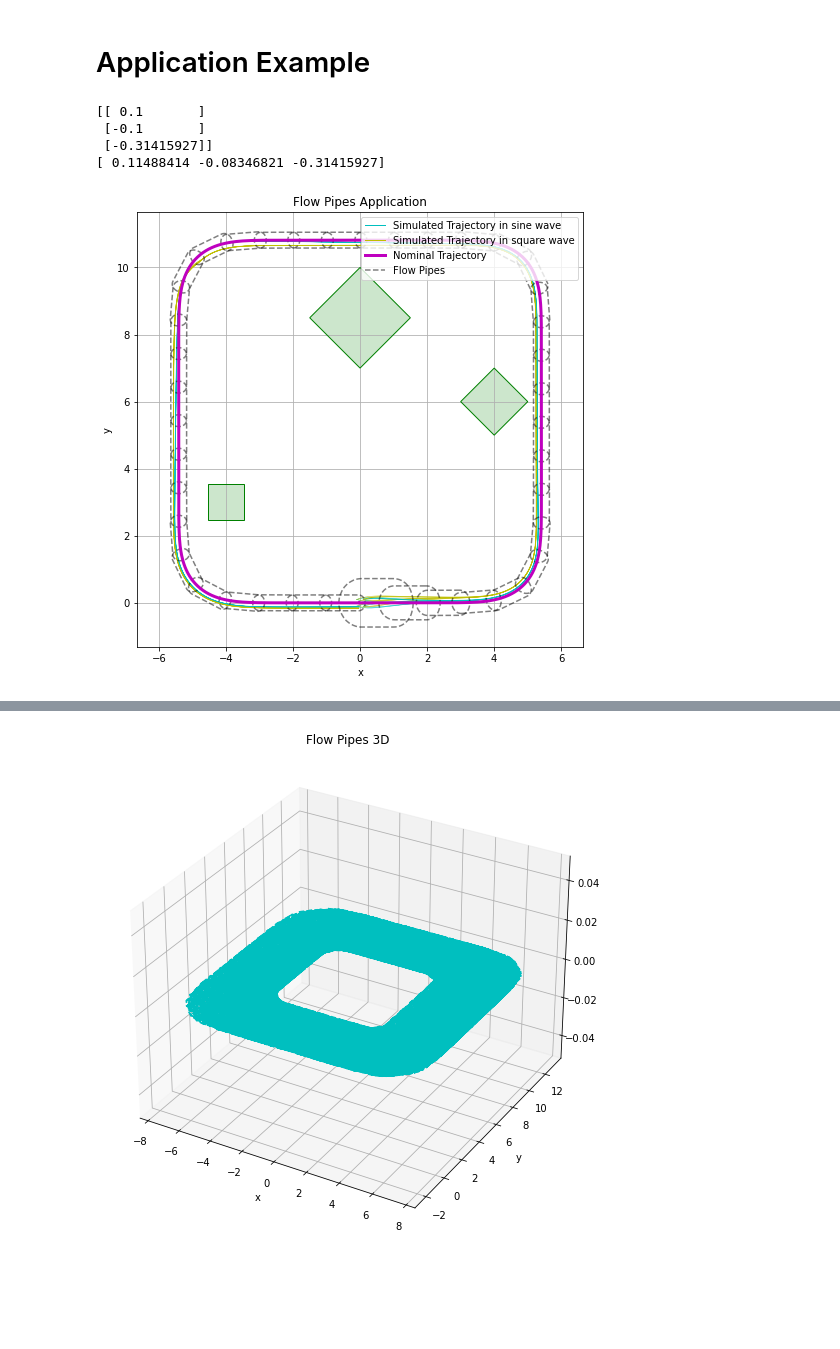
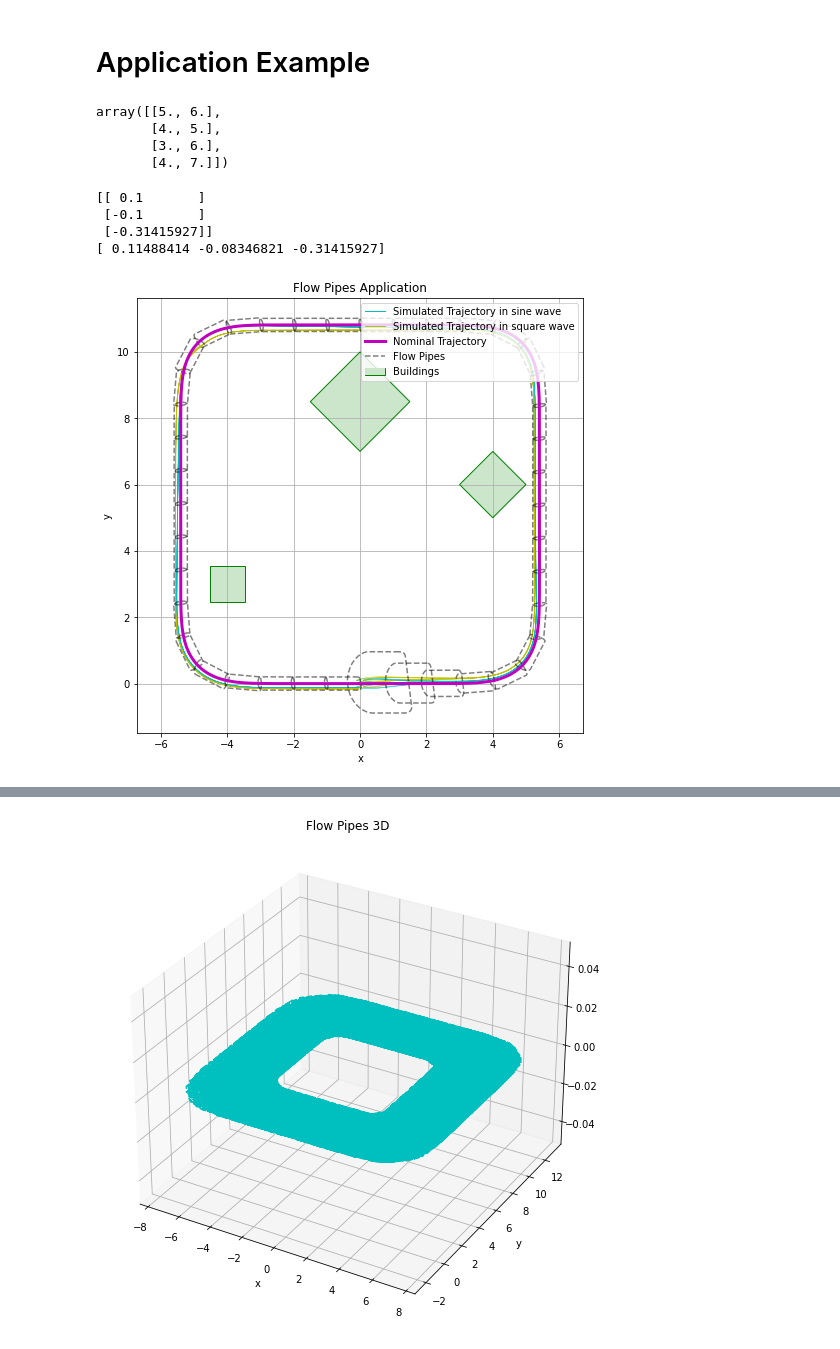
Before and after one commit to melodylylin/NASAULI_MC, a Jupyter notebook: SE(2) Invariant.ipynb, the cells around one changed output, grey strips where cells are left out. Drawn from its saved outputs; the diff is of its cells as text; code cells hidden in the pictures; blank space fills up the shorter version.

```diff
--- a/SE(2) Invariant.ipynb
+++ b/SE(2) Invariant.ipynb
@@ -51,7 +160,7 @@ sol
 # Flow Pipes Simulation
 # %%
 t = 40
-n = 40 # number of interval hulls
+n = 10 # number of interval hulls
 # disturbances
 w1 = 1
 w2 = 1
@@ -60,7 +169,7 @@ sol1 = se2_flow.find_se2_invariant_set() # u, v, w1, w2
 ref = se2_flow.simulate(t, 0, w1, w2, 0, 0, 0, dist='sine', sol= sol1, use_approx=False)
 e0 = se2_flow.se2_log(np.array([0, 0, -np.pi/10]))
 
-flow_pipes_LMI, intervalhull_LMI, nom = se2_flow.flowpipes(ref, t, n, e0, w1, w2, sol)
+flow_pipes_LMI, intervalhull_LMI, nom = se2_flow.flowpipes(ref, t, n, e0, w1, w2, sol1)
 
 #TEB_small = circ_inv(1.476) # HJB w/ control bound [-pi,pi]
 #L_small = circ_inv(1.4487) # lyapunov w/ small theta_max
@@ -220,6 +340,13 @@ P4 = P2 + p4
 rot_mat5 = np.array([[np.cos(np.pi/4), -np.sin(np.pi/4)],
                      [np.sin(np.pi/4), np.cos(np.pi/4)]])
 P5 = 0.5*rot_mat5*P3 -(1, 0)
+# %%
+P4.V
+# %% [output]
+array([[5., 6.],
+       [4., 5.],
+       [3., 6.],
+       [4., 7.]])
 # %%
 #freq = [0.02, .04, .06, .08, .01]
 freq = [0.02]
@@ -262,35 +389,37 @@ flow_pipes_LMI, intervalhull_LMI, nom = se2_flow.flowpipes(ref, t, n, e0, w1, w2
 for facet in range(n):
     hs_ch_LMI = plt.plot(flow_pipes_LMI[facet][:,0], flow_pipes_LMI[facet][:,1], color='k', linestyle='--', alpha = 0.5)
 
-P4.plot(facecolor=(0.8,.9,0.8), edgecolor='g', linewidth=1)
+B1 = P4.plot(facecolor=(0.8,.9,0.8), edgecolor='g', linewidth=1)
 P3.plot(facecolor=(0.8,.9,0.8), edgecolor='g', linewidth=1)
 P5.plot(facecolor=(0.8,.9,0.8), edgecolor='g', linewidth=1)
 
 
 h_nom = plt.plot(nom[:,0], nom[:,1], color='m', linestyle='-', linewidth = 3)
 
 plt.axis('equal')
 plt.title('Flow Pipes Application')
 plt.xlabel('x')
 plt.ylabel('y')
 
 lgd = plt.legend(loc=1)
 ax = lgd.axes
 handles, labels = ax.get_legend_handles_labels()
 handles.append(h_nom[0])
 labels.append('Nominal Trajectory')
 handles.append(hs_ch_LMI[0])
 labels.append('Flow Pipes')
+handles.append(B1)
+labels.append('Buildings')
 lgd._legend_box = None
 lgd._init_legend_box(handles, labels)
 lgd._set_loc(lgd._loc)
 lgd.set_title(lgd.get_title().get_text())
 # %% [output]
 [[ 0.1       ]
  [-0.1       ]
  [-0.31415927]]
 [ 0.11488414 -0.08346821 -0.31415927]
-[figure, old version]
+[figure, new version]
 # %%
 freq = [0.02, .04, .06, .08, .01, .03, .05, .07, .09]
 plt.figure(figsize=(15, 15))
```
Also changed, not shown: parts of 13 cells of this notebook, 8 other files.
